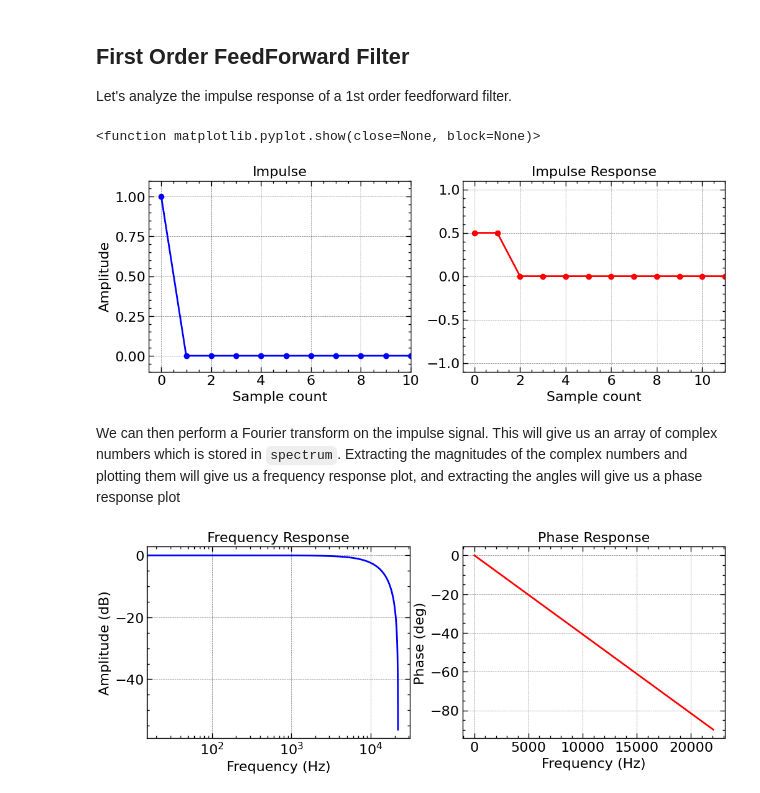
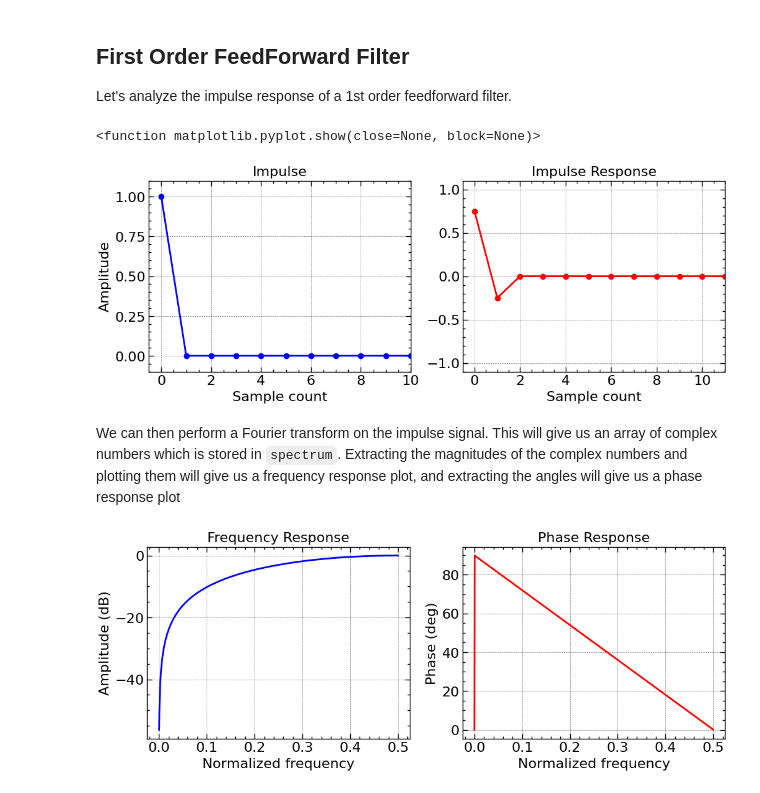
Before and after one commit to Thrifleganger/filter-basics, a Jupyter notebook: Python/First Order Feedforward Filter.ipynb, the cells around one changed output. Cells and saved outputs as stored; diff of their text form; code cells hidden in the pictures.

```diff
--- a/Python/First Order Feedforward Filter.ipynb
+++ b/Python/First Order Feedforward Filter.ipynb
@@ -21,7 +21,7 @@ def feedForwardFilter(x, a0, a1):
 impulse = np.zeros(frameSize)
 impulse[0] = 1;
 
-impulseResponse = feedForwardFilter(impulse, 0.5, 0.5)
+impulseResponse = feedForwardFilter(impulse, 0.75, -0.25)
 
 fig, axes = plt.subplots(1, 2, figsize=(12,4))
 ax = axes[0]
@@ -42,35 +42,32 @@ ax.set_title("Impulse Response")
 plt.show
 # %% [output]
 <function matplotlib.pyplot.show(close=None, block=None)>
-[figure, old version]
+[figure, new version]
 # %% [markdown]
 We can then perform a Fourier transform on the impulse signal. This will give us an array of complex numbers which is stored in `spectrum`. Extracting the magnitudes of the complex numbers and plotting them will give us a frequency response plot, and extracting the angles will give us a phase response plot
 # %%
 from scipy.fftpack import fft
 
-sampleRate = 44100
-spectrum = fft(impulseResponse)
+spectrum = fft(feedForwardFilter(impulse, 0.5, -0.5))
 
-x = np.linspace(0, spectrum.size * sampleRate / frameSize / 2 , spectrum.size//2)
+x = np.linspace(0, 0.5, spectrum.size//2)
 
 fig, axes = plt.subplots(1, 2, figsize=(12,4))
 ax = axes[0]
 with np.errstate(divide='ignore'):
     y = (20 * np.log10(np.abs(spectrum)))[:spectrum.size//2]
 ax.plot(x, y, 'b')
-ax.set_xscale('log')
-ax.set_xlabel('Frequency (Hz)')
+ax.set_xlabel('Normalized frequency')
 ax.set_ylabel('Amplitude (dB)')
 ax.set_title("Frequency Response")
 
 ax = axes[1]
 y = np.degrees(np.angle(spectrum))[:spectrum.size//2]
 ax.plot(x, y, 'r')
-#ax.set_xscale('log')
-ax.set_xlabel('Frequency (Hz)')
+ax.set_xlabel('Normalized frequency')
 ax.set_ylabel('Phase (deg)')
 ax.set_title("Phase Response")
 
 plt.show()
 # %% [output]
-[figure, old version]
+[figure, new version]
```
Also changed, not shown: 10 other files.
